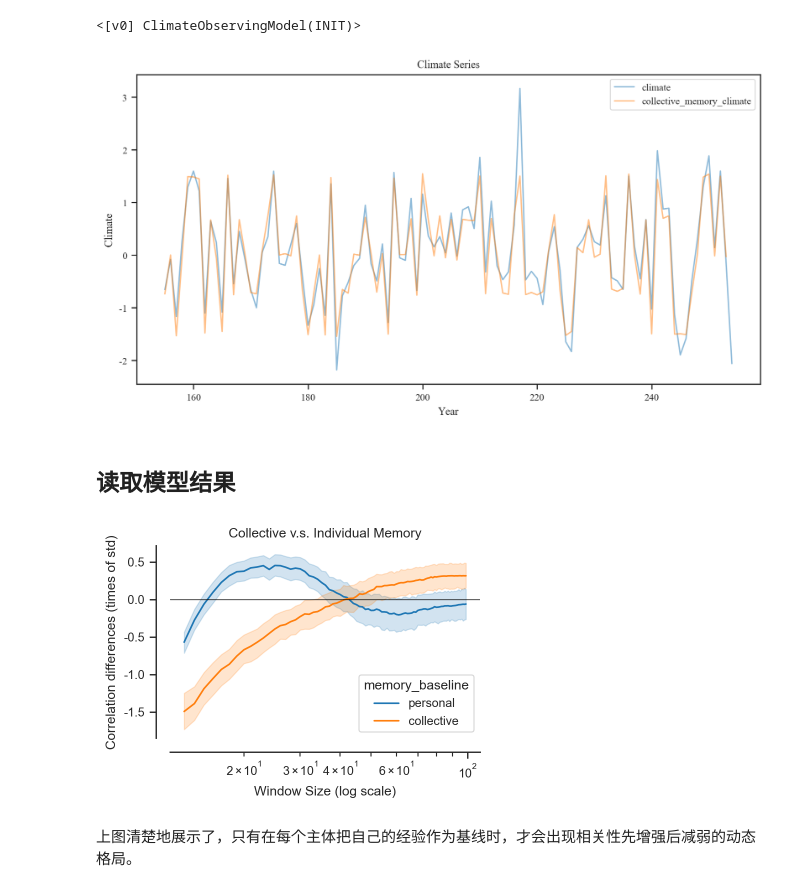
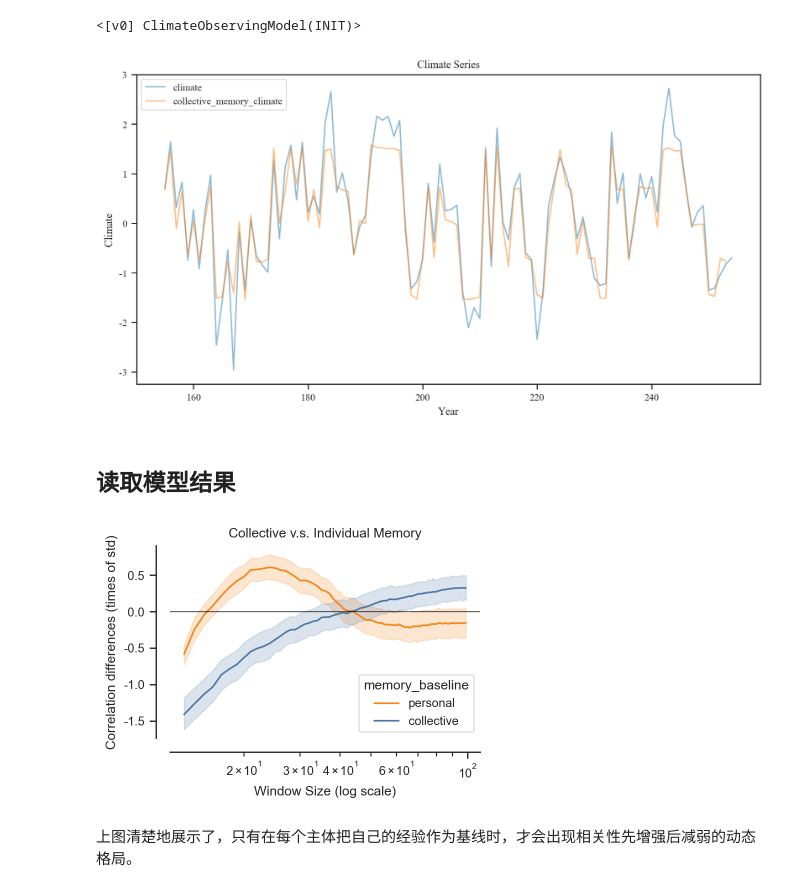
Before and after one commit to SongshGeo/shifting_baseline, a Jupyter notebook: reports/abm.ipynb, the cells around one changed output. Cells and saved outputs as stored; diff of their text form; code cells hidden in the pictures.

```diff
--- a/reports/abm.ipynb
+++ b/reports/abm.ipynb
@@ -21,7 +21,9 @@ from hydra import compose, initialize
 from shifting_baseline.utils.log import get_logger, adjust_log_level
 
 with initialize(config_path="../config", version_base=None):
-    cfg = compose(config_name="config", overrides=["model=test"])
+    cfg = compose(
+        config_name="config", overrides=["model=test", "+model.climate_process=ar1"]
+    )
 
 # 在 notebook 中动态调整日志等级
 log = get_logger()
@@ -45,7 +47,7 @@ ax.set_ylabel("Climate")
 ax.legend()
 plt.show();
 # %% [output]
-[figure, old version]
+[figure, new version]
 # %% [markdown]
 ## 读取模型结果
 # %%
@@ -98,35 +100,47 @@ df_all = pd.concat(datasets, ignore_index=True)
 for col in df_all.columns:
     try:
         df_all[col] = pd.to_numeric(df_all[col], errors="raise")
     except (ValueError, TypeError):
         pass
     if col.startswith("model."):
         df_all = df_all.rename(columns={col: col.replace("model.", "")})
 
 # 1. 找每个 (rejudge, max_age, run) 下最大 correlation 的 Year
 # 假设 df_all 已经有 'max_age', 'rejudge', 'variable', 'index', 'value'
 df_all.dropna(inplace=True)
 hue_col = "memory_baseline"
+BASELINES = ["personal", "collective"]
+BASELINE_COLORS = {"personal": "#F58518", "collective": "#4C78A8"}  # orange, blue
+
+df_all = df_all[df_all[hue_col].isin(BASELINES)].copy()
 average_values = df_all.groupby(hue_col)["value"].mean()
 std_values = df_all.groupby(hue_col)["value"].std()
 
 for cate, mean in average_values.items():
     subset = df_all[df_all[hue_col] == cate]
     df_all.loc[subset.index, "diff"] = (subset["value"] - mean) / std_values[cate]
 
 fig, ax = plt.subplots(figsize=(4, 2.5))
-ax = sns.lineplot(data=df_all, x="index", y="diff", hue=hue_col, ax=ax)
+ax = sns.lineplot(
+    data=df_all,
+    x="index",
+    y="diff",
+    hue=hue_col,
+    hue_order=BASELINES,
+    palette=BASELINE_COLORS,
+    ax=ax,
+)
 ax.axhline(0, color="black", linewidth=0.5)
 ax.set_xticks(np.arange(0, 101, 10))
 ax.set_title("Collective v.s. Individual Memory")
 ax.set_xlabel("Window Size (log scale)")
 ax.set_ylabel("Correlation differences (times of std)")
 
 sns.despine(offset=10)
 plt.xscale("log")
 plt.show();
 # %% [output]
-[figure, old version]
+[figure, new version]
 # %% [markdown]
 上图清楚地展示了，只有在每个主体把自己的经验作为基线时，才会出现相关性先增强后减弱的动态格局。
 # %% [markdown]
```
Also changed, not shown: parts of 2 cells of this notebook, 17 other files.
